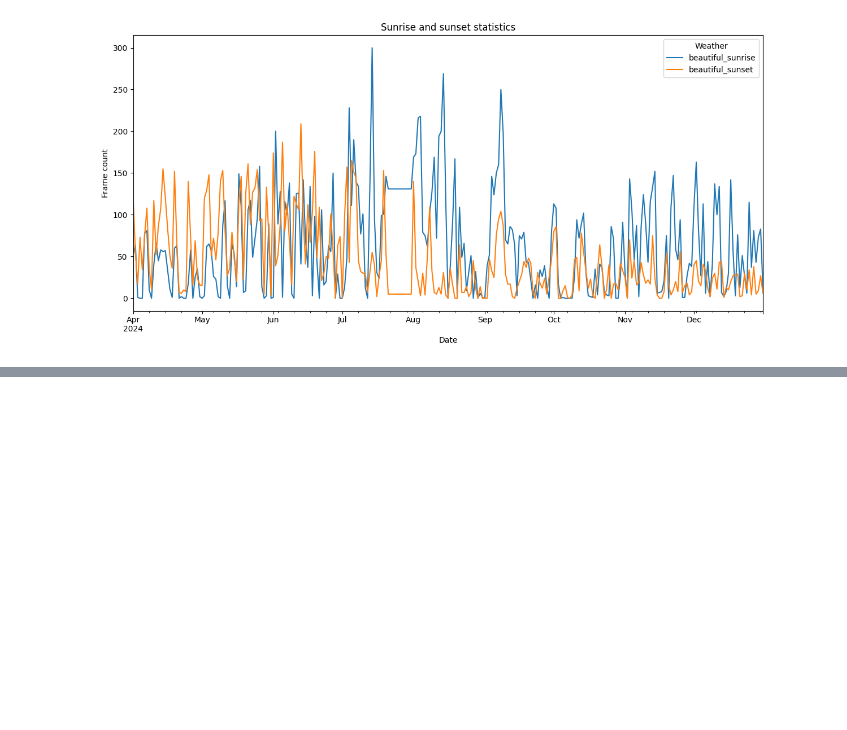
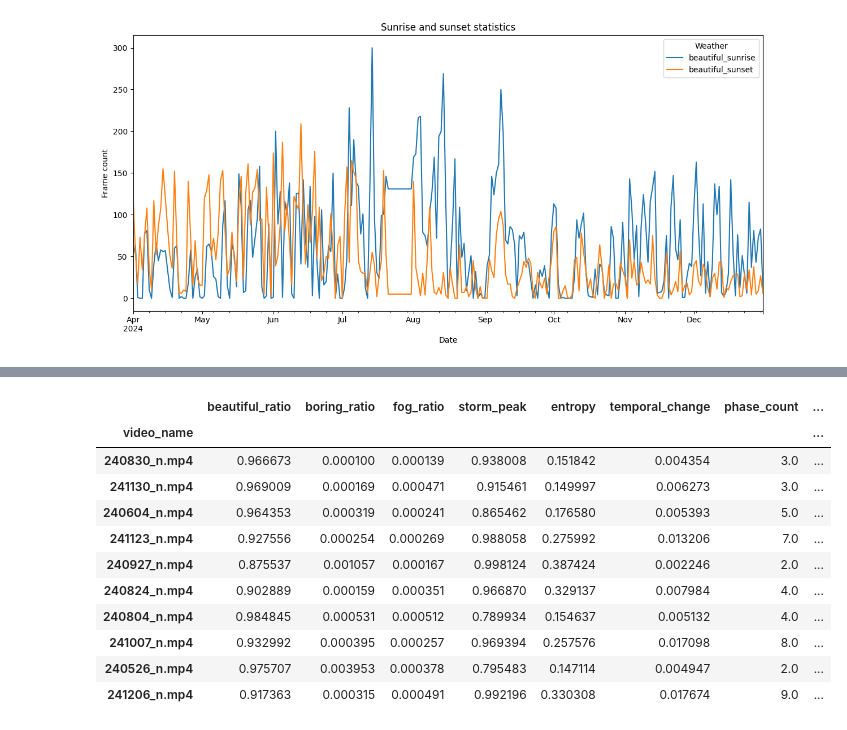
Before and after one commit to Vikaheimo/oit-dataset, a Jupyter notebook: src/data-analysis.ipynb, the cells around one changed output, grey strips where cells are left out. Drawn from its saved outputs; the diff is of its cells as text; code cells hidden in the pictures; blank space fills up the shorter version.

```diff
--- a/src/data-analysis.ipynb
+++ b/src/data-analysis.ipynb
@@ -305,0 +354,21 @@ dtype: int64
+# %%
+testing_df = features_df[X.columns].copy()
+
+predictions = model.predict(testing_df)
+
+testing_df = testing_df.assign(prediction=predictions)
+
+testing_df.sort_values("prediction", ascending=False).head(10)
+# %% [output]
+|  | beautiful_ratio | boring_ratio | fog_ratio | storm_peak | entropy | temporal_change | phase_count | ... |
+| video_name |  |  |  |  |  |  |  | ... |
+| 240830_n.mp4 | 0.966673 | 0.000100 | 0.000139 | 0.938008 | 0.151842 | 0.004354 | 3.0 | ... |
+| 241130_n.mp4 | 0.969009 | 0.000169 | 0.000471 | 0.915461 | 0.149997 | 0.006273 | 3.0 | ... |
+| 240604_n.mp4 | 0.964353 | 0.000319 | 0.000241 | 0.865462 | 0.176580 | 0.005393 | 5.0 | ... |
+| 241123_n.mp4 | 0.927556 | 0.000254 | 0.000269 | 0.988058 | 0.275992 | 0.013206 | 7.0 | ... |
+| 240927_n.mp4 | 0.875537 | 0.001057 | 0.000167 | 0.998124 | 0.387424 | 0.002246 | 2.0 | ... |
+| 240824_n.mp4 | 0.902889 | 0.000159 | 0.000351 | 0.966870 | 0.329137 | 0.007984 | 4.0 | ... |
+| 240804_n.mp4 | 0.984845 | 0.000531 | 0.000512 | 0.789934 | 0.154637 | 0.005132 | 4.0 | ... |
+| 241007_n.mp4 | 0.932992 | 0.000395 | 0.000257 | 0.969394 | 0.257576 | 0.017098 | 8.0 | ... |
+| 240526_n.mp4 | 0.975707 | 0.003953 | 0.000378 | 0.795483 | 0.147114 | 0.004947 | 2.0 | ... |
+| 241206_n.mp4 | 0.917363 | 0.000315 | 0.000491 | 0.992196 | 0.330308 | 0.017674 | 9.0 | ... |
```
Also changed, not shown: parts of 12 cells of this notebook, 2 other files.
